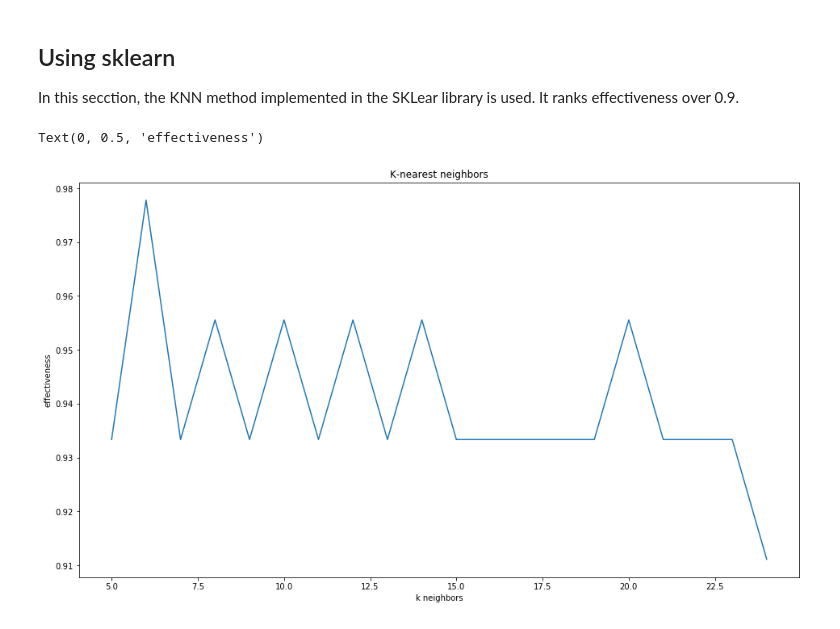
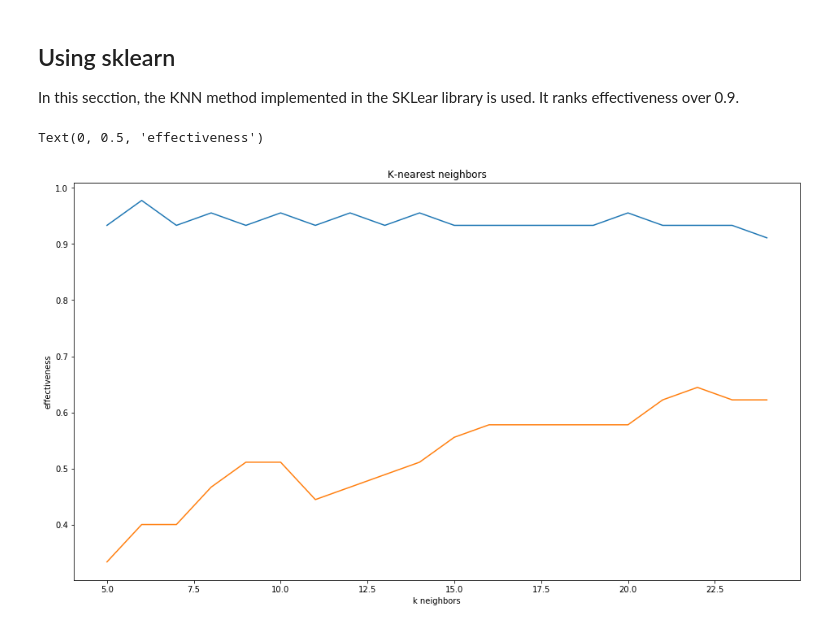
Before and after one commit to jailop/data_science, a Jupyter notebook: k-nearest-neighbor.ipynb, the cells around one changed output. Cells and saved outputs as stored; diff of their text form; code cells hidden in the pictures.

```diff
--- a/k-nearest-neighbor.ipynb
+++ b/k-nearest-neighbor.ipynb
@@ -139,10 +139,11 @@ def sk_effectiveness(k):
 sk_results = [sk_effectiveness(k) for k in range(5, 25)]
 # %%
 plt.figure(figsize=(16,9))
-plt.plot(range(5, 25), sk_results)
+plt.plot(range(5, 25), sk_results, label='sklear')
+plt.plot(range(5, 25), results, label='own')
 plt.title('K-nearest neighbors')
 plt.xlabel('k neighbors')
 plt.ylabel('effectiveness')
 # %% [output]
 Text(0, 0.5, 'effectiveness')
-[figure, old version]
+[figure, new version]
```
